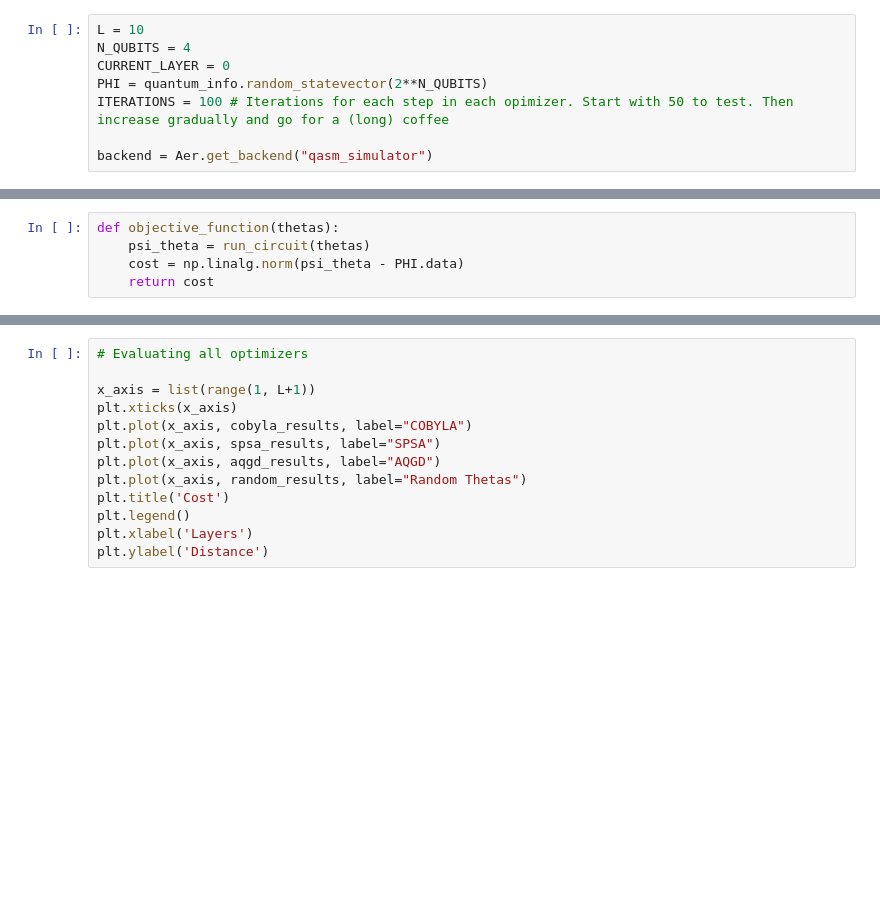
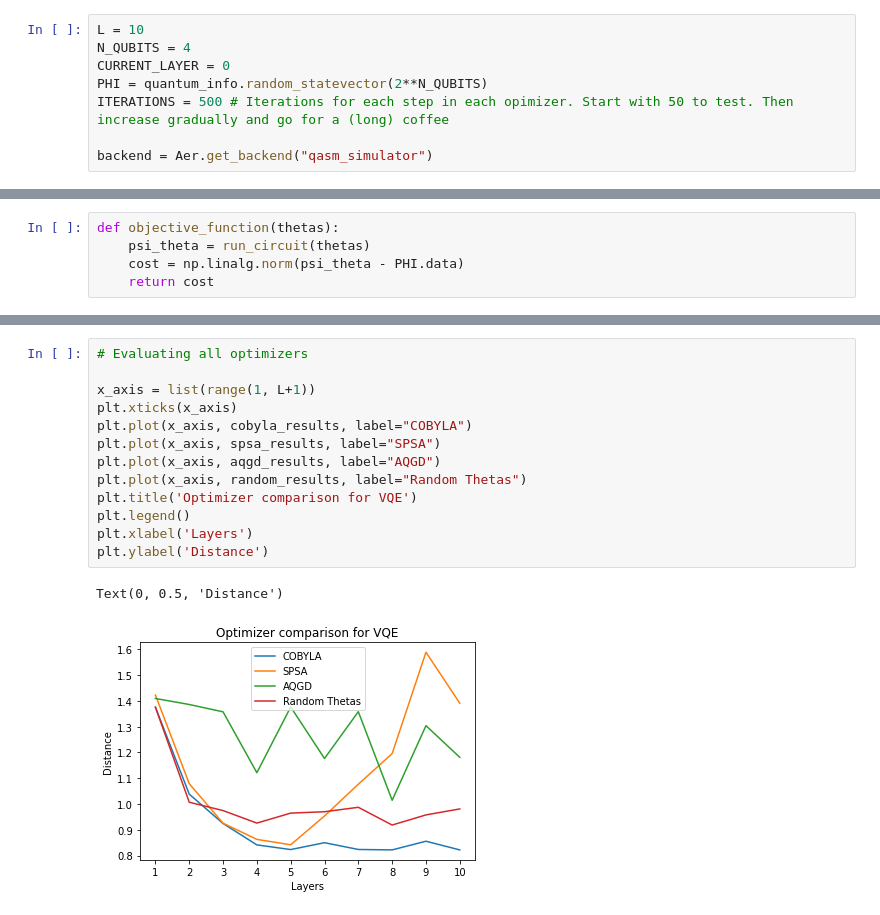
Before and after one commit to anorod/qosf_tests, a Jupyter notebook: QOSF_Task1.ipynb, the cells around one changed output, grey strips where cells are left out. Saved outputs shown, nothing was run; the diff lists cells and outputs as text; blank space fills up the shorter version.

Commit message:
changed some optimizer parameters and run whole notebook

```diff
--- a/QOSF_Task1.ipynb
+++ b/QOSF_Task1.ipynb
@@ -18,7 +18,7 @@ L = 10
 N_QUBITS = 4
 CURRENT_LAYER = 0
 PHI = quantum_info.random_statevector(2**N_QUBITS)
-ITERATIONS = 100 # Iterations for each step in each opimizer. Start with 50 to test. Then increase gradually and go for a (long) coffee
+ITERATIONS = 500 # Iterations for each step in each opimizer. Start with 50 to test. Then increase gradually and go for a (long) coffee
 
 backend = Aer.get_backend("qasm_simulator")
 # %%
@@ -229,13 +230,16 @@ Layer:  9 | Distance:  1.3299912555135858
 # %%
 # Evaluating all optimizers
 
 x_axis = list(range(1, L+1))
 plt.xticks(x_axis)
 plt.plot(x_axis, cobyla_results, label="COBYLA")
 plt.plot(x_axis, spsa_results, label="SPSA")
 plt.plot(x_axis, aqgd_results, label="AQGD")
 plt.plot(x_axis, random_results, label="Random Thetas")
-plt.title('Cost')
+plt.title('Optimizer comparison for VQE')
 plt.legend()
 plt.xlabel('Layers')
 plt.ylabel('Distance')
+# %% [output]
+Text(0, 0.5, 'Distance')
+[figure, added]
```
Also changed, not shown: parts of 5 cells of this notebook.
